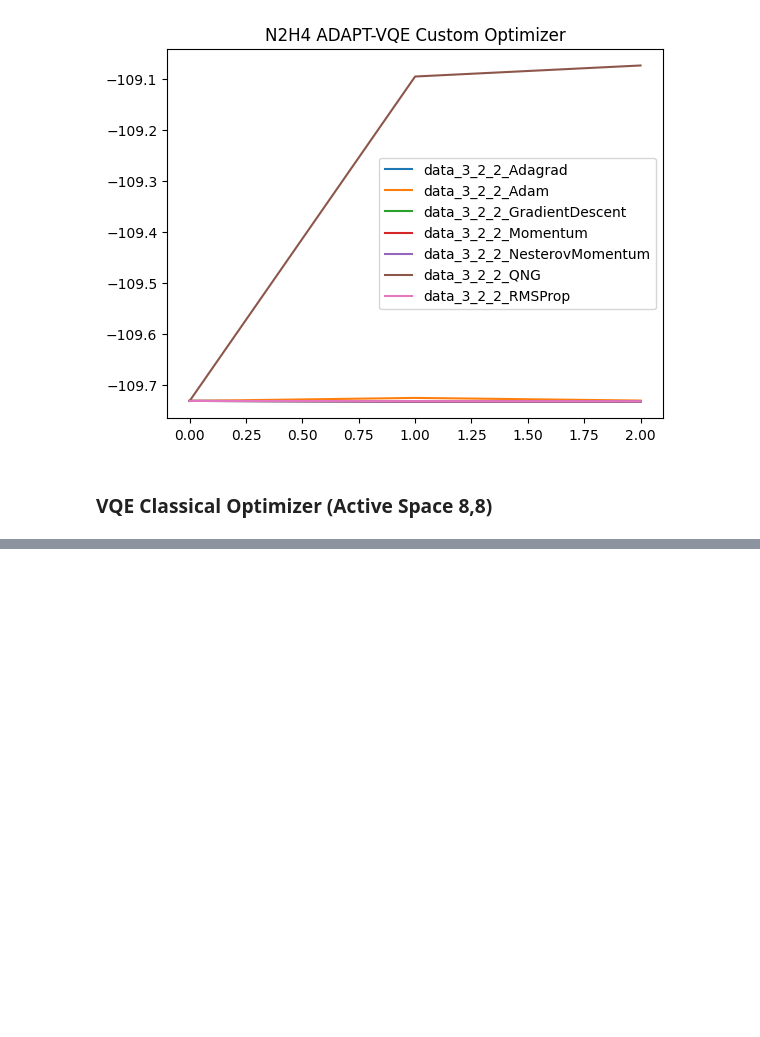
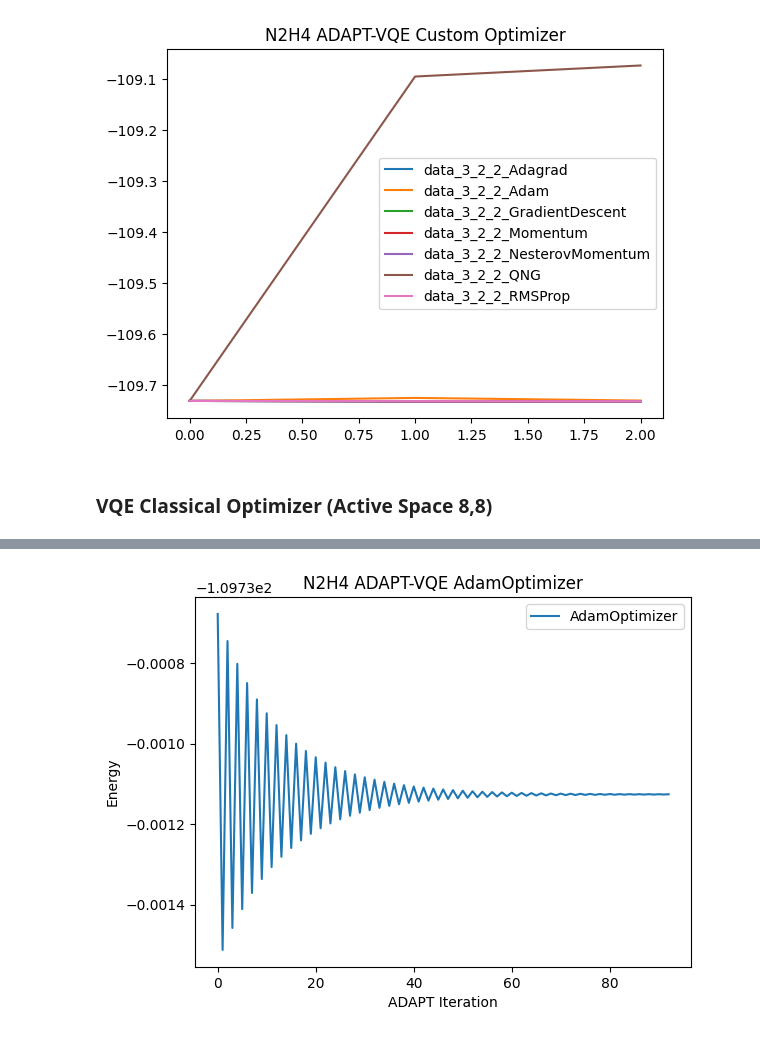
Before and after one commit to azhar-ikhtiarudin/variational-quantum-eigensolver, a Jupyter notebook: PennyLane/N2H4/custom_vqe/data/optimizer/custom_vqe_visualizer.ipynb, the cells around one changed output, grey strips where cells are left out. Cells and saved outputs as stored; diff of their text form; code cells hidden in the pictures; blank space fills up the shorter version.

```diff
--- a/PennyLane/N2H4/custom_vqe/data/optimizer/custom_vqe_visualizer.ipynb
+++ b/PennyLane/N2H4/custom_vqe/data/optimizer/custom_vqe_visualizer.ipynb
@@ -71,0 +85,10 @@ plt.plot(data_3_8_8_Adam, label='AdamOptimizer')
+# %%
+plt.plot(data_3_8_8_Adam, label='AdamOptimizer')
+
+plt.title('N2H4 ADAPT-VQE AdamOptimizer')
+plt.xlabel("ADAPT Iteration")
+plt.ylabel("Energy")
+plt.legend()
+plt.show()
+# %% [output]
+[figure, added]
```
Also changed, not shown: parts of 4 cells of this notebook, 13 other files.
